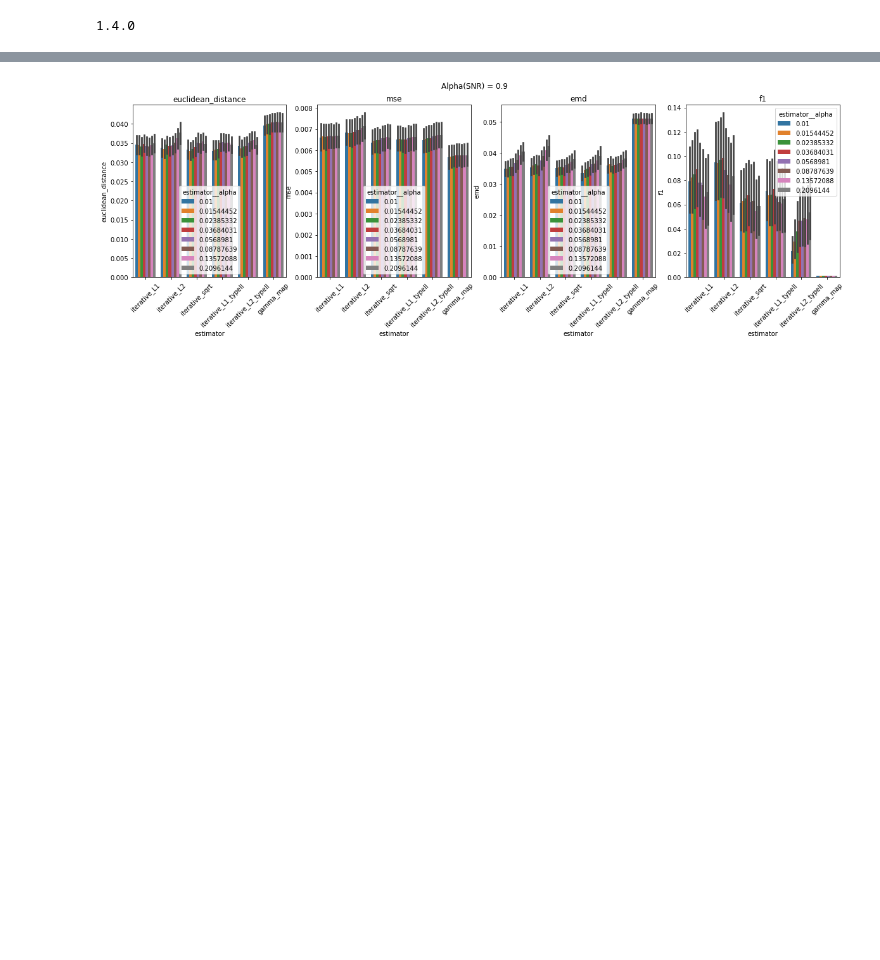
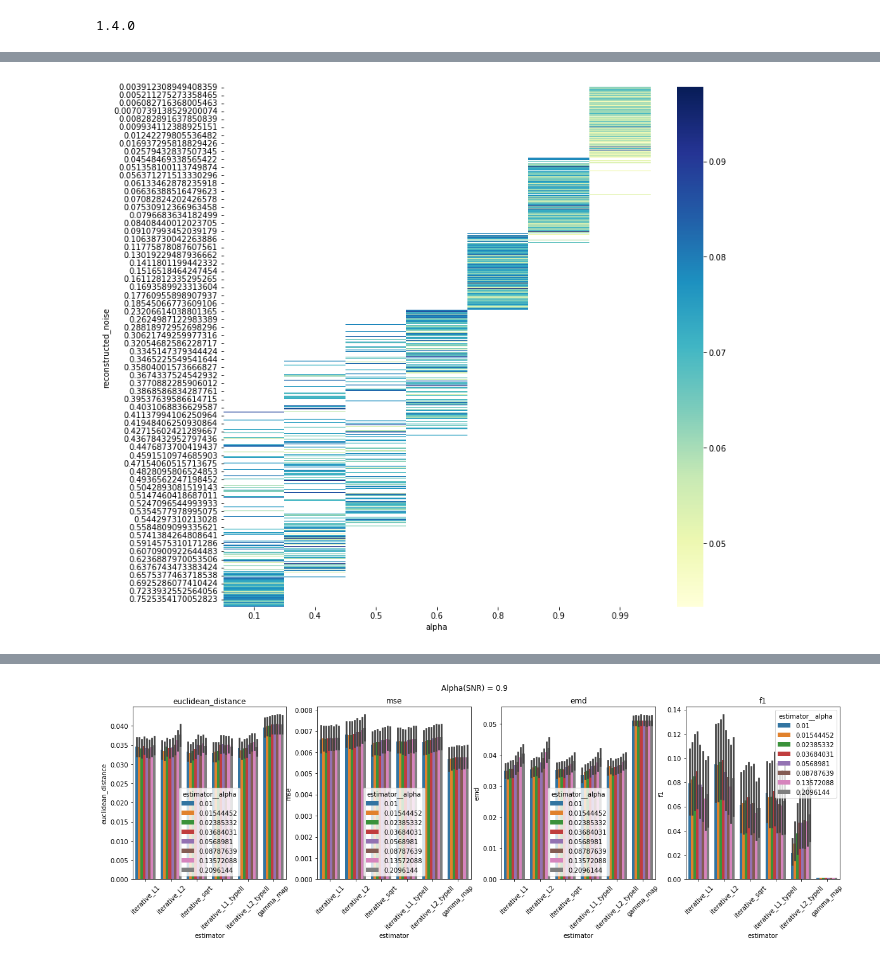
Before and after one commit to braindatalab/BSI-Zoo, a Jupyter notebook: plot_benchmark_metrics.ipynb, the cells around one changed output, grey strips where cells are left out. Saved outputs shown, nothing was run; the diff lists cells and outputs as text; code cells hidden in the pictures; blank space fills up the shorter version.

```diff
--- a/plot_benchmark_metrics.ipynb
+++ b/plot_benchmark_metrics.ipynb
@@ -53,0 +50,4 @@ df_results_free.shape
+# %%
+
+data = df_results_fixed[df_results_fixed['nnz']==1].pivot_table('emd', ["reconstructed_noise"], "alpha", aggfunc='mean')
+data
@@ -53,0 +69,6 @@ df_results_free.shape
+# %%
+plt.figure(figsize=(12, 12))
+
+ax = sns.heatmap(data, annot=False, fmt=".2f", cmap="YlGnBu")
+# %% [output]
+[figure, added]
```
Also changed, not shown: parts of 10 cells of this notebook, 4 other files.
